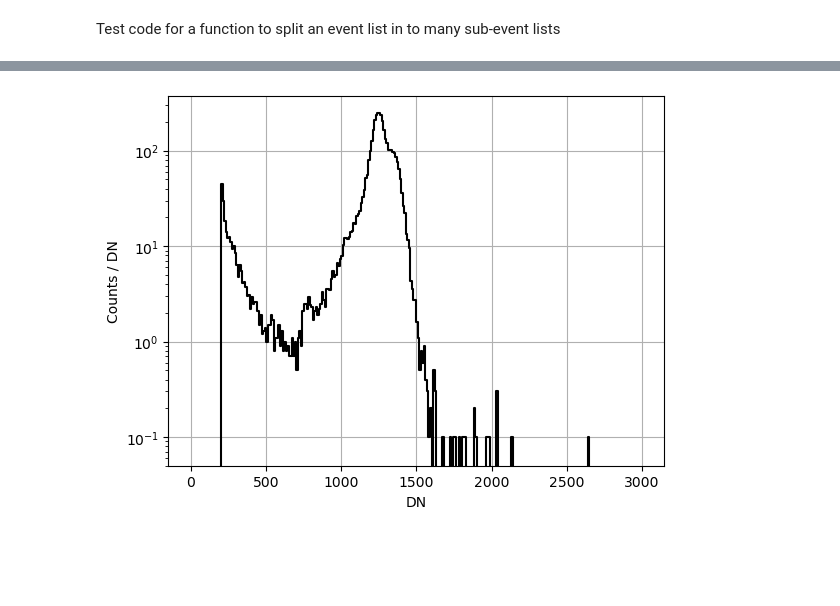
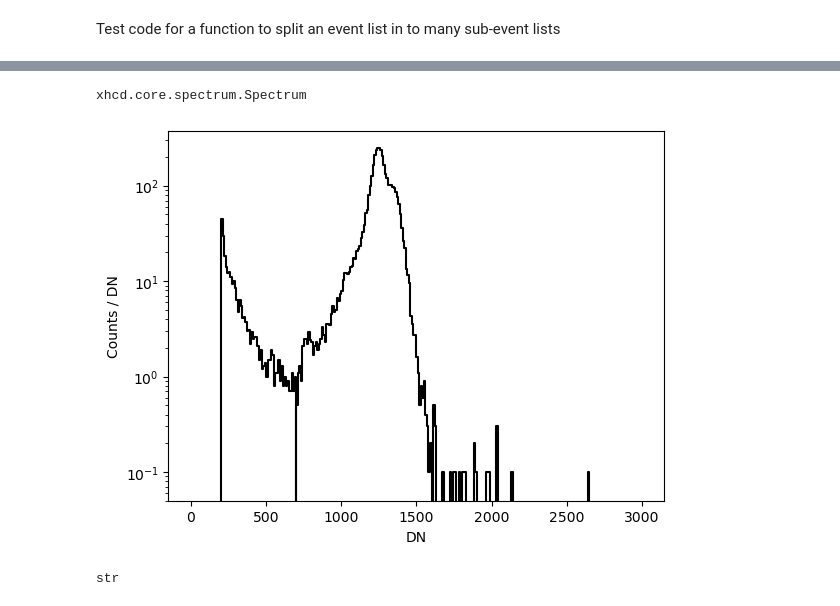
Before and after one commit to laureloneill/psf_source_localization, a Jupyter notebook: test_space.ipynb, the cells around one changed output, grey strips where cells are left out. Cells and saved outputs as stored; diff of their text form; code cells hidden in the pictures; blank space fills up the shorter version.

Commit message:
added ability to take existing combined eventlists

```diff
--- a/test_space.ipynb
+++ b/test_space.ipynb
@@ -446,9 +442,14 @@ print(len(d[1].data))
 # %%
 eventlistPath = Path(r"Z:\Astro_BlackCAT\BlackCAT_Calibration_Data\LC_Calibration_Data\y2024-12-12\BC057_Ti_FF_233_HORI_10_0\Analysis\imaging_analysis_20241213\combined_events_th1_200.fits.gz")
 
-al = Spectrum(eventlistPath,th1=200,th2=50)
+Ti = Spectrum(eventlistPath,th1=200,th2=50)
 #al.applyGainCorrection(r"Z:\Astro_X_Ray\HCD_Data\Speedster_data\Speedster550_data\s23056\gainmaps\Flight_gainmap_233K_25V_Full_Frame.fits")
-
-al.plotSpectrum(binsize=10)
+Ti_noise = Ti.filterEvents(sumrange=[0,700])
+Ti_noise.plotSpectrum(binsize=10,show=False)
+Ti_signal = Ti.filterEvents(sumrange=[700,3000])
+Ti_signal.plotSpectrum(binsize=10,show=False)
+#plt.show()
+type(Ti)
 # %% [output]
+xhcd.core.spectrum.Spectrum
-[figure, old version]
+[figure, new version]
@@ -458,0 +460,5 @@ evntlist_in_browser("Z:\Astro_BlackCAT\BlackCAT_Calibration_Data\LC_Calibration_
+# %%
+d = fits.open(eventlistPath)
+type('d')
+# %% [output]
+str
```
Also changed, not shown: parts of 6 cells of this notebook, 3 other files.
